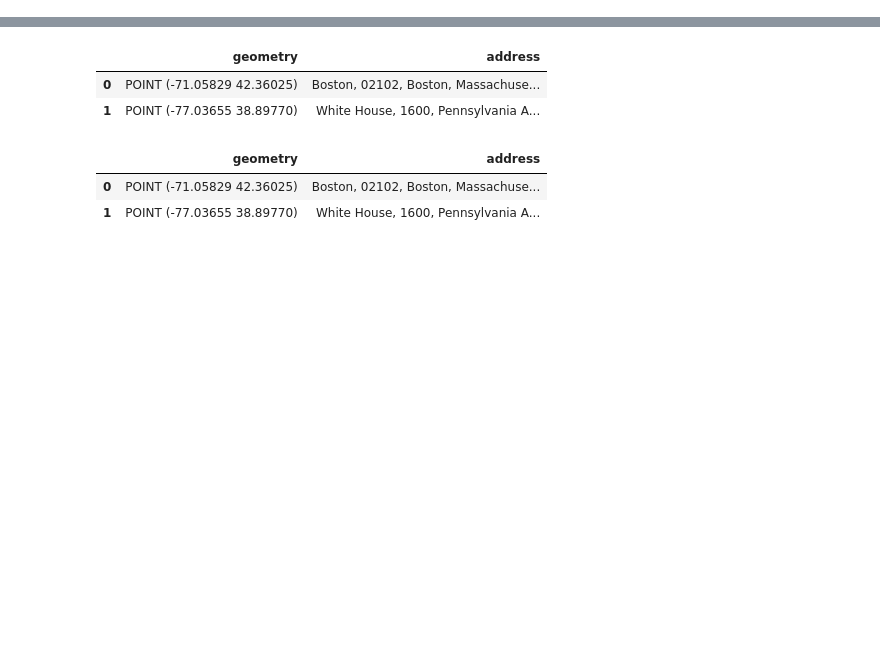
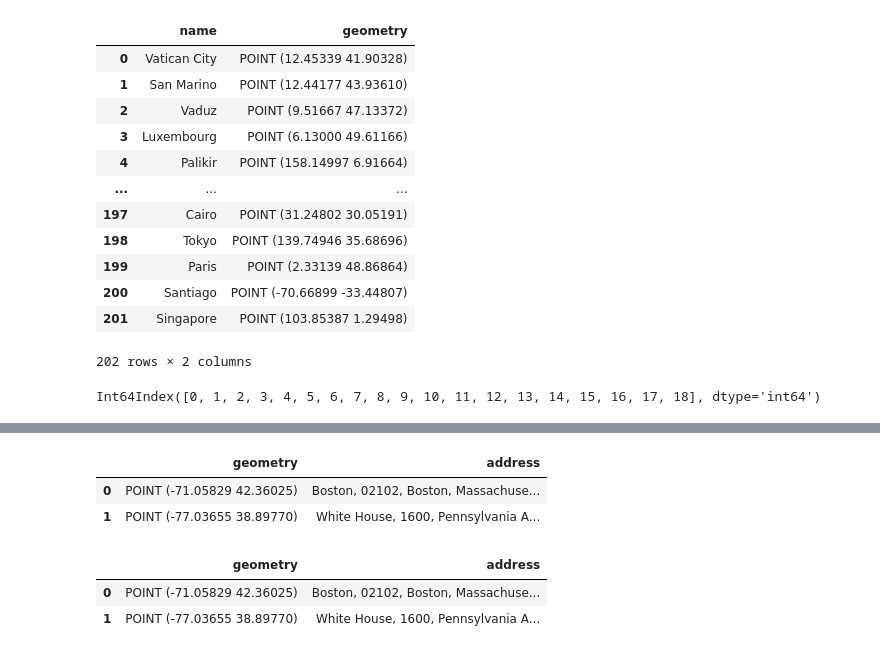
Before and after one commit to ParalogyX/Foursquare_Location_Matching, a Jupyter notebook: test.ipynb, the cells around one changed output, grey strips where cells are left out. Cells and saved outputs as stored; diff of their text form; code cells hidden in the pictures; blank space fills up the shorter version.

```diff
--- a/test.ipynb
+++ b/test.ipynb
@@ -4,0 +32,16 @@ import geopandas as gpd
+# %%
+cities
+# %% [output]
+|  | name | geometry |
+| 0 | Vatican City | POINT (12.45339 41.90328) |
+| 1 | San Marino | POINT (12.44177 43.93610) |
+| 2 | Vaduz | POINT (9.51667 47.13372) |
+| 3 | Luxembourg | POINT (6.13000 49.61166) |
+| 4 | Palikir | POINT (158.14997 6.91664) |
+| ... | ... | ... |
+| 197 | Cairo | POINT (31.24802 30.05191) |
+| 198 | Tokyo | POINT (139.74946 35.68696) |
+| 199 | Paris | POINT (2.33139 48.86864) |
+| 200 | Santiago | POINT (-70.66899 -33.44807) |
+| 201 | Singapore | POINT (103.85387 1.29498) |
+202 rows × 2 columns
@@ -4,0 +53,4 @@ import geopandas as gpd
+# %%
+df.columns
+# %% [output]
+Int64Index([0, 1, 2, 3, 4, 5, 6, 7, 8, 9, 10, 11, 12, 13, 14, 15, 16, 17, 18], dtype='int64')
```
Also changed, not shown: parts of 14 cells of this notebook.
